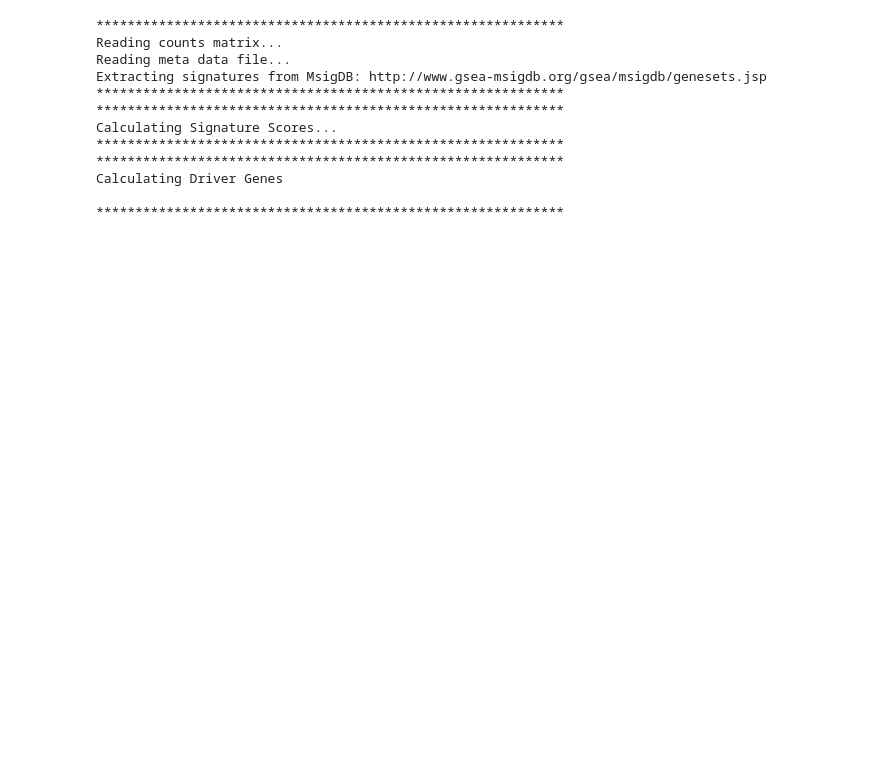
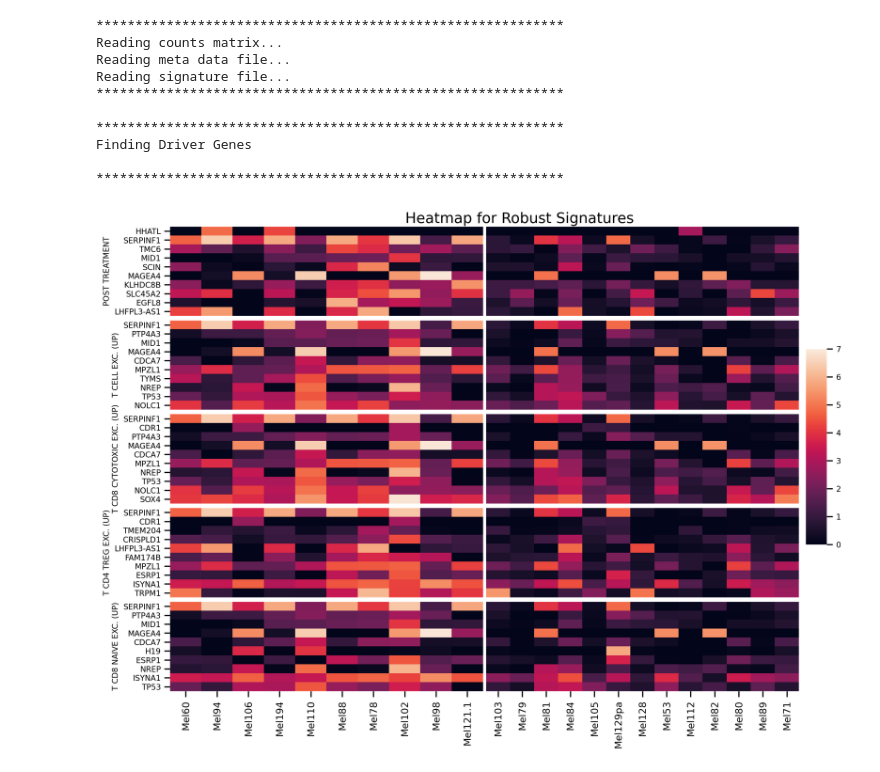
Before and after one commit to vanallenlab/beanie, a Jupyter notebook: testing beanie.ipynb, the cells around one changed output. Saved outputs shown, nothing was run; the diff lists cells and outputs as text; code cells hidden in the pictures; blank space fills up the shorter version.

Commit message:
updated driver gene calculation and enrichment direction calculation

```diff
--- a/testing beanie.ipynb
+++ b/testing beanie.ipynb
@@ -6,21 +8,23 @@ metad_mat = "./data/metadata_jerby-arnon.csv"
 # %%
-beanie_obj_hallmark = bn.Beanie(counts_mat,metad_mat,msigdb_species="Homo sapiens",msigdb_category="H")
+beanie_obj_hallmark = bn.Beanie(counts_mat,metad_mat,sig_file)
 beanie_obj_hallmark.SignatureScoring("mean")
+beanie_obj_hallmark.DifferentialExpression(subsamples=101)
 beanie_obj_hallmark.DriverGenes()
-beanie_obj_hallmark.DifferentialExpression()
 # %% [output]
 ************************************************************
 Reading counts matrix...
 Reading meta data file...
-Extracting signatures from MsigDB: http://www.gsea-msigdb.org/gsea/msigdb/genesets.jsp
+Reading signature file...
 ************************************************************
-************************************************************
-Calculating Signature Scores...
-************************************************************
-************************************************************
-Calculating Driver Genes
 
 ************************************************************
+Finding Driver Genes
+
+************************************************************
+# %%
+beanie_obj_hallmark.HeatmapDriverGenes()
+# %% [output]
+[figure, added]
 # %%
 beanie_obj_hallmark.BarPlot()
 # %% [output]
```
Also changed, not shown: parts of 6 cells of this notebook, 4 other files.
